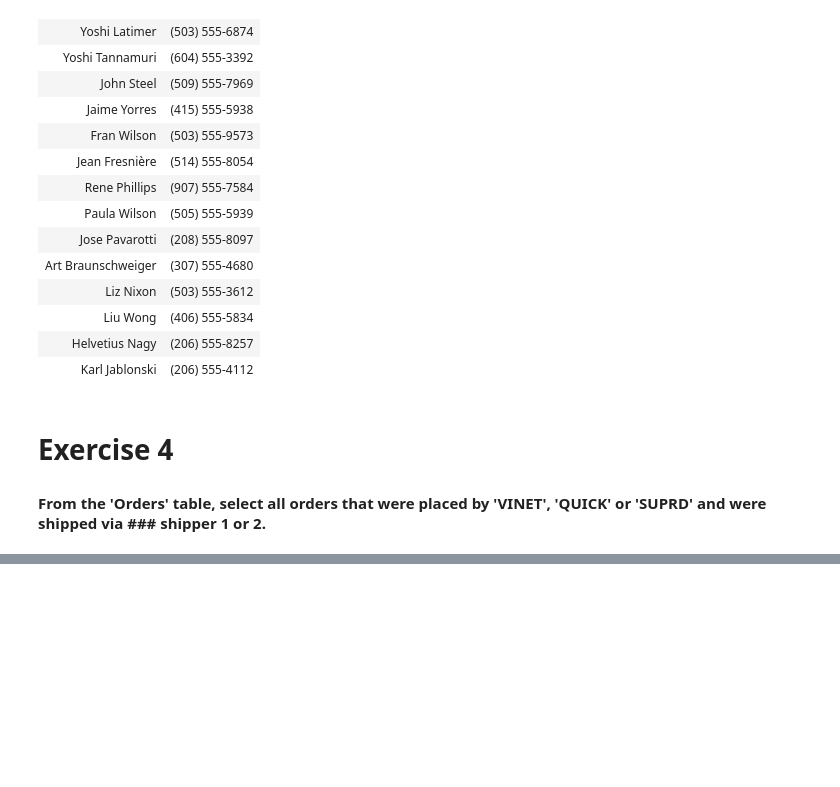
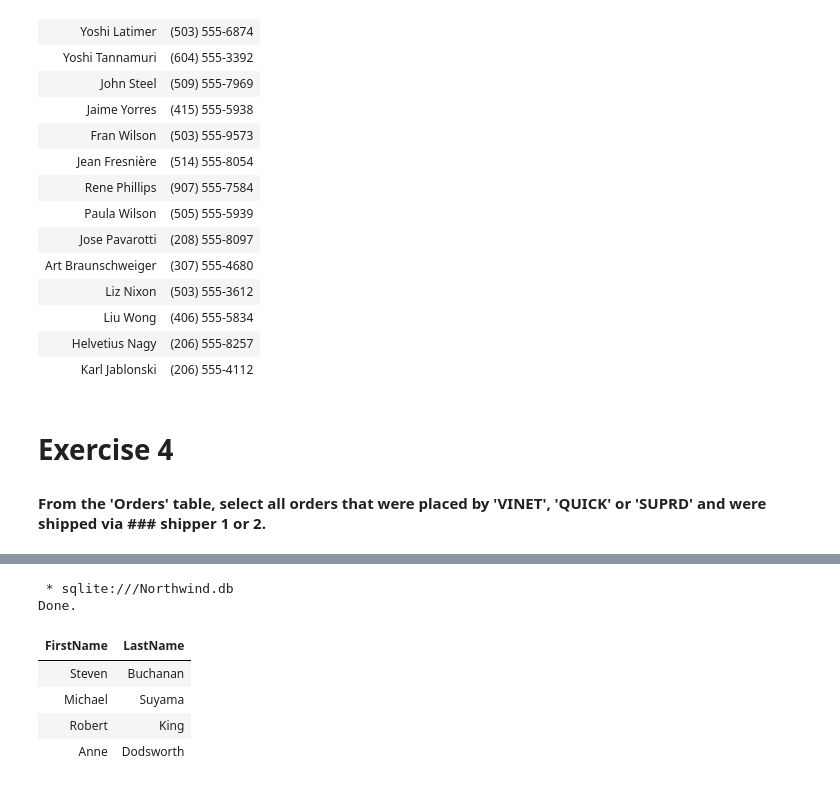
Before and after one commit to RealElvince/Northwind-db-project-using-notebook, a Jupyter notebook: query_in_notebooks[Exercise].ipynb, the cells around one changed output, grey strips where cells are left out. Drawn from its saved outputs; the diff is of its cells as text; code cells hidden in the pictures; blank space fills up the shorter version.

Commit message:
employees who are either sales reps or sales managers

```diff
--- a/query_in_notebooks[Exercise].ipynb
+++ b/query_in_notebooks[Exercise].ipynb
@@ -134,0 +139,18 @@ Done.
+# %%
+%%sql
+SELECT
+    FirstName,
+    LastName
+FROM
+    Employees
+WHERE
+    (Title = 'Sales Representative' OR Title = 'Sales Manager')
+    AND City = 'London';
+# %% [output]
+ * sqlite:///Northwind.db
+Done.
+| FirstName | LastName |
+| Steven | Buchanan |
+| Michael | Suyama |
+| Robert | King |
+| Anne | Dodsworth |
```
Also changed, not shown: parts of 1 cell of this notebook.
